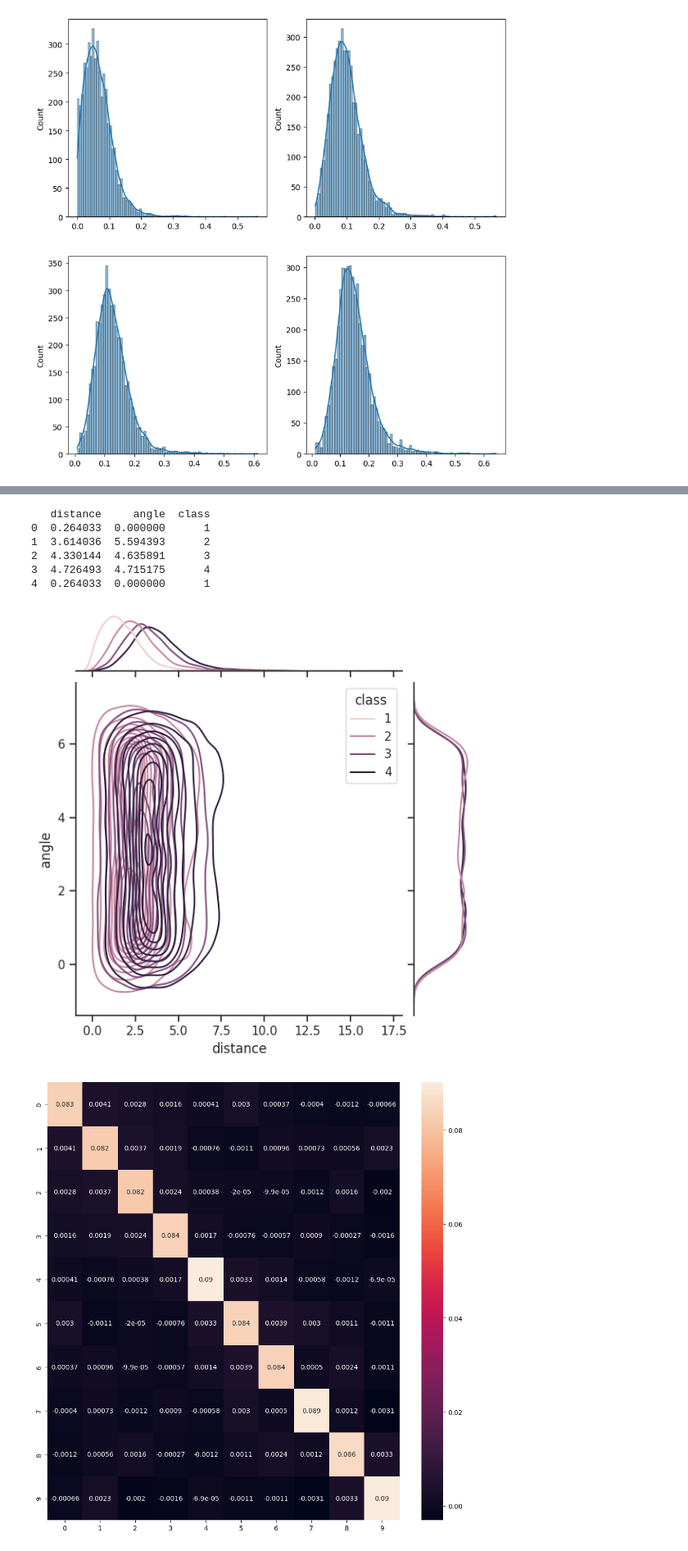
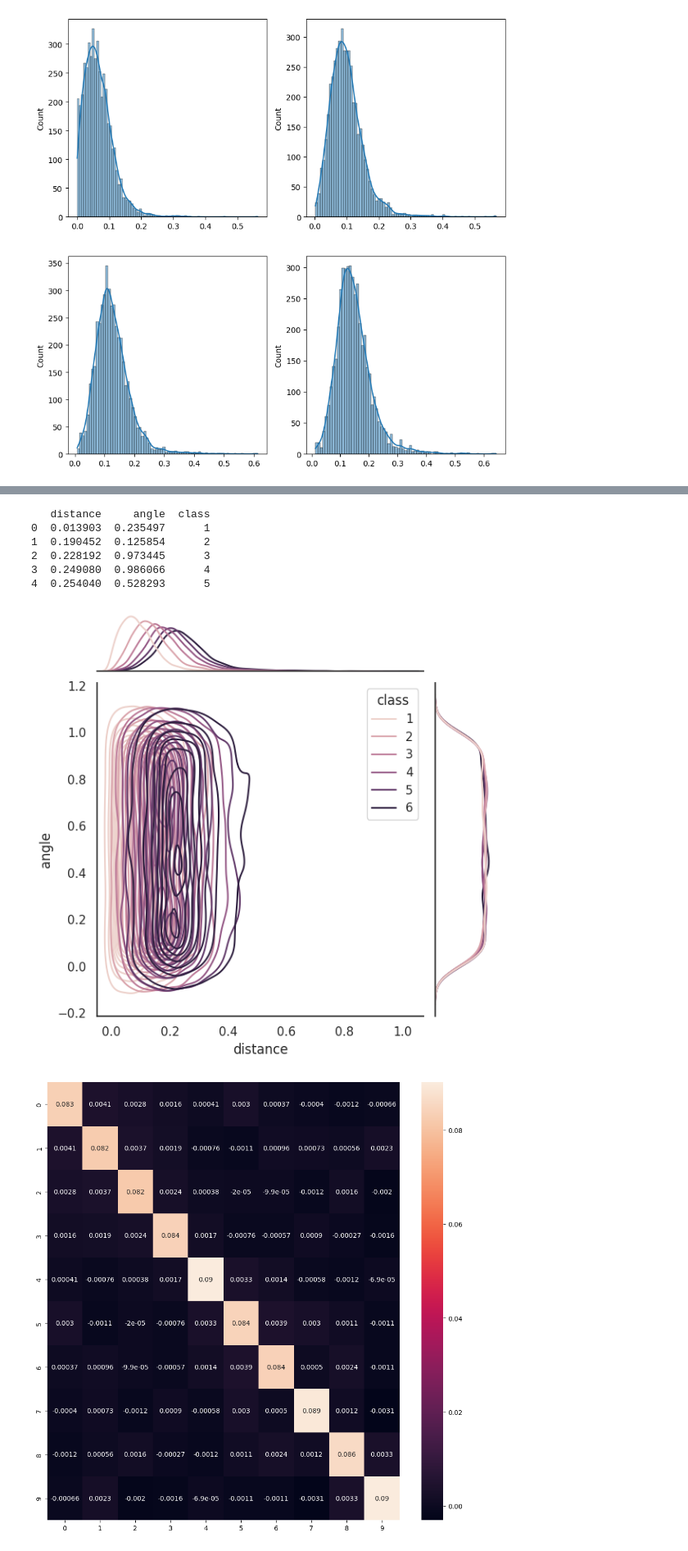
Before and after one commit to I-Zuniga/Event_Star_tracker, a Jupyter notebook: jupyter_notebooks/features_analisys.ipynb, the cells around one changed output, grey strips where cells are left out. Shown at 82% size. Cells and saved outputs as stored; diff of their text form; code cells hidden in the pictures.

```diff
--- a/jupyter_notebooks/features_analisys.ipynb
+++ b/jupyter_notebooks/features_analisys.ipynb
@@ -77,7 +78,7 @@ Star ID (HIP):  15900.0 , lat: 51.20348028 , len:  9.02905611
 # As this is used only for the training of the SOM performace is not needed
 tree = KDTree(stars_data[:,1:3])
 
-n_of_neighbor = 4 # Number of neighborhoods stars used to compute the features
+n_of_neighbor = 6 # Number of neighborhoods stars used to compute the features
 
 # Find the 5 closest neighbors for each star
 distances, indices = tree.query(stars_data[:,1:3], k=n_of_neighbor+1)
@@ -178,8 +258,8 @@ import numpy as np
 import pandas as pd
 
 # Assuming your dataset for distances is named 'distances_data' and for angles is named 'angles_data'
-distances_data = features_vec_2[:,0:4]
-angles_data = features_vec_1[:,[1,3,5,7]]
+distances_data = distances_normalized
+angles_data = angles_normalized
 # Create a list to hold the transformed data
 transformed_data = []
 
@@ -199,24 +279,29 @@ df = pd.DataFrame(transformed_data, columns=['distance', 'angle', 'class'])
 print(df.head())
 # %% [output]
    distance     angle  class
-0  0.264033  0.000000      1
-1  3.614036  5.594393      2
-2  4.330144  4.635891      3
-3  4.726493  4.715175      4
-4  0.264033  0.000000      1
+0  0.013903  0.235497      1
+1  0.190452  0.125854      2
+2  0.228192  0.973445      3
+3  0.249080  0.986066      4
+4  0.254040  0.528293      5
 # %%
 import seaborn as sns
-sns.set_theme(style="ticks")
+
+# Set the color palette to diferenciate well the classes
+# sns.set_theme(
+#     style="white",
+#     palette="vivid",
+#     )
 
 
 # Show the joint distribution using kernel density estimation
 g = sns.jointplot(
     data=df,
     x="distance", y="angle", hue="class",
     kind="kde",
 )
 # %% [output]
-[figure, old version]
+[figure, new version]
 # %%
 # Plot the covariance matrix of the features
 
```
Also changed, not shown: parts of 11 cells of this notebook.
